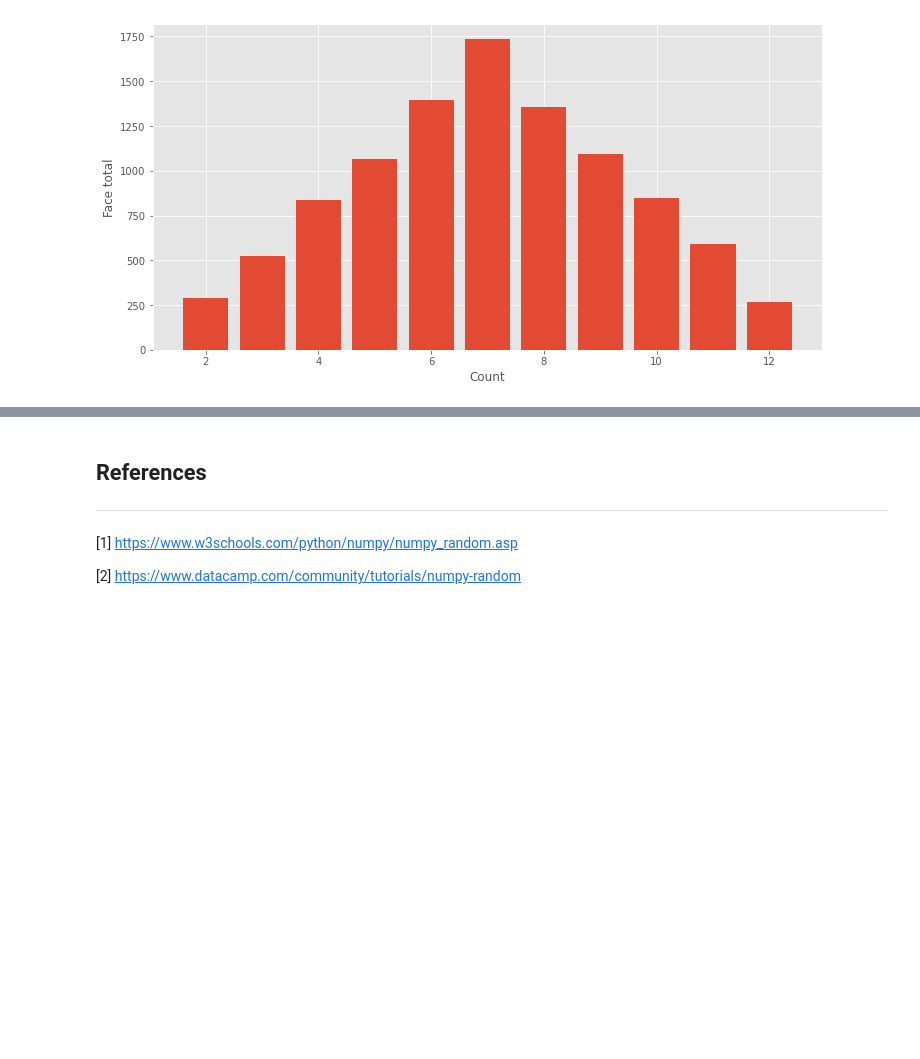
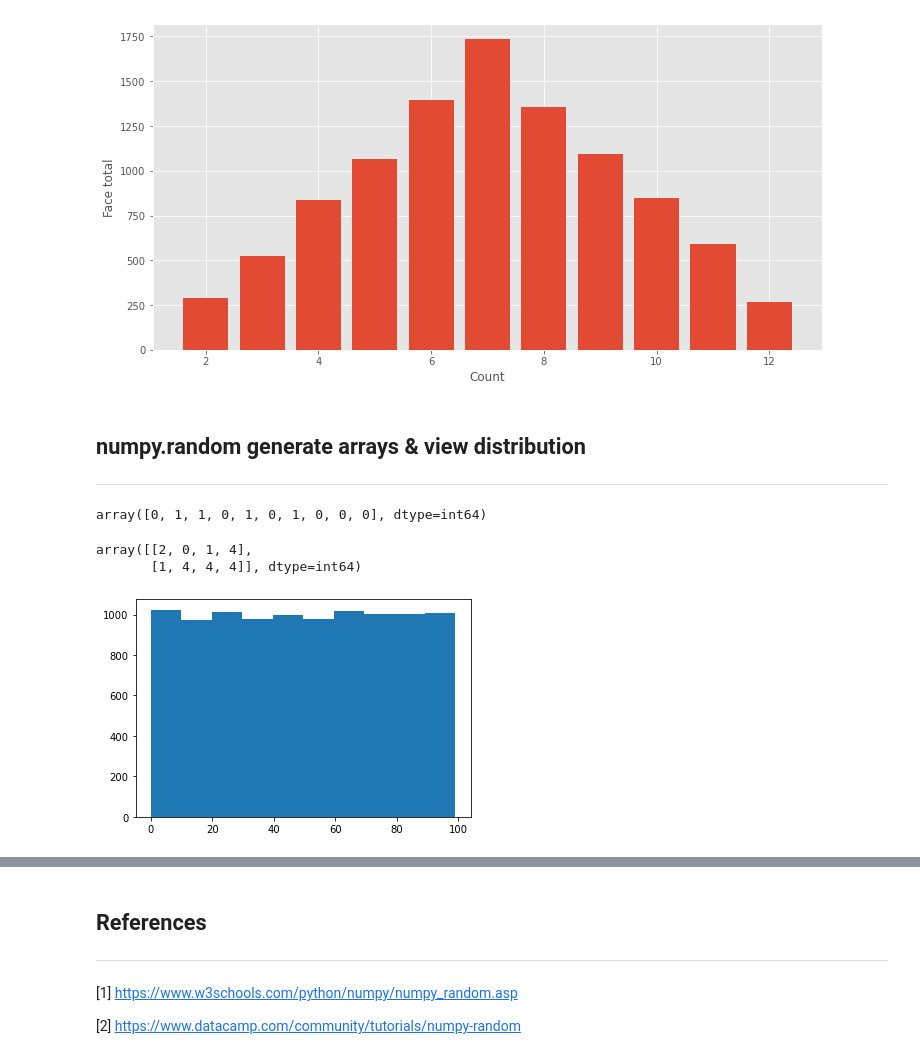
Before and after one commit to amandamurray2021/fundamentals-of-data-analysis-project, a Jupyter notebook: numpy-random.ipynb, the cells around one changed output, grey strips where cells are left out. Saved outputs shown, nothing was run; the diff lists cells and outputs as text; code cells hidden in the pictures; blank space fills up the shorter version.

```diff
--- a/numpy-random.ipynb
+++ b/numpy-random.ipynb
@@ -220,3 +220,36 @@ ax.set_xlabel('Count');
 # Again, this is linked to the likelihood of getting certain numbers (e.g. 3) instead of 1
 # %% [output]
 [figure]
+# %% [markdown]
+## numpy.random generate arrays & view distribution
+
+***
+# %%
+import numpy as np
+rng = np.random.default_rng()
+# %%
+rng.integers (2, size=10)
+# %% [output]
+array([0, 1, 1, 0, 1, 0, 1, 0, 0, 0], dtype=int64)
+# %%
+# Generate a multi-dimensional array
+# size = 2 arrays, 4 numbers
+# Will generate numbers up to and excluding 5
+rng.integers (5, size=(2,4))
+# %% [output]
+array([[2, 0, 1, 4],
+       [1, 4, 4, 4]], dtype=int64)
+# %%
+# Are these numbers completely randomised or is there a certain bias/skew towards certain numbers?
+# Visualise these numbers in a histogram
+x = rng.integers(100, size=10000)
+# %%
+import matplotlib.pyplot as plt
+plt.hist(x)
+plt.show()
+# Profile is quite flat, numbers appear regularly across all bins
+# Distribution of data in smaller numbers doesn't appear to be even
+# You often need to run large numbers in order to see the correct distribution
+# This displays a uniform distribution rather than a normal distribution (e.g. exam results, heights)
+# %% [output]
+[figure, added]
```
Also changed, not shown: parts of 6 cells of this notebook.
